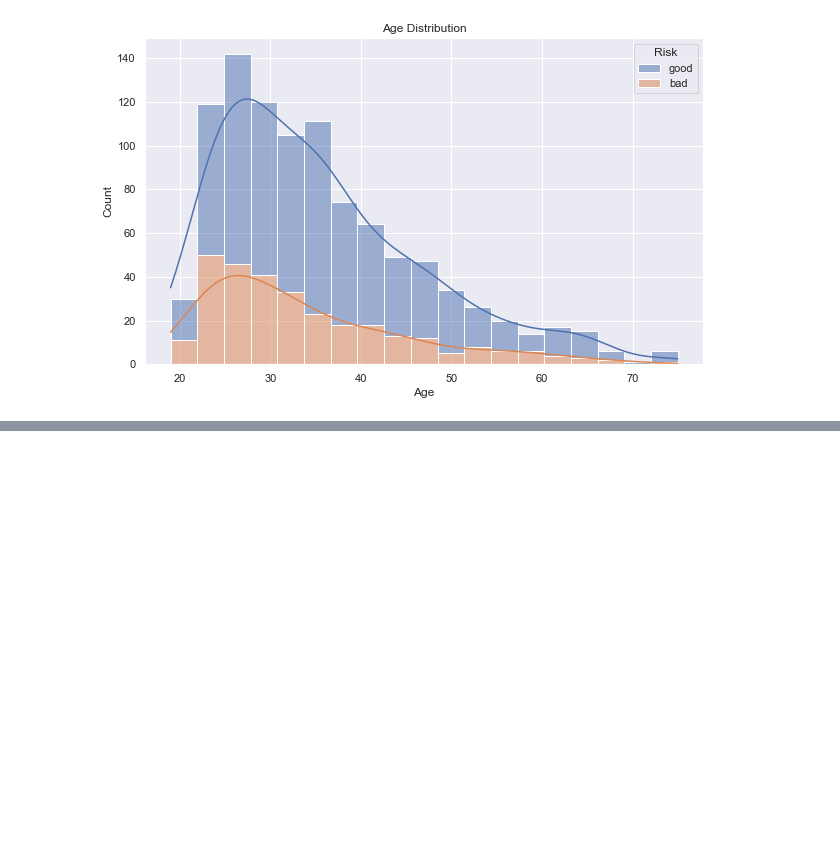
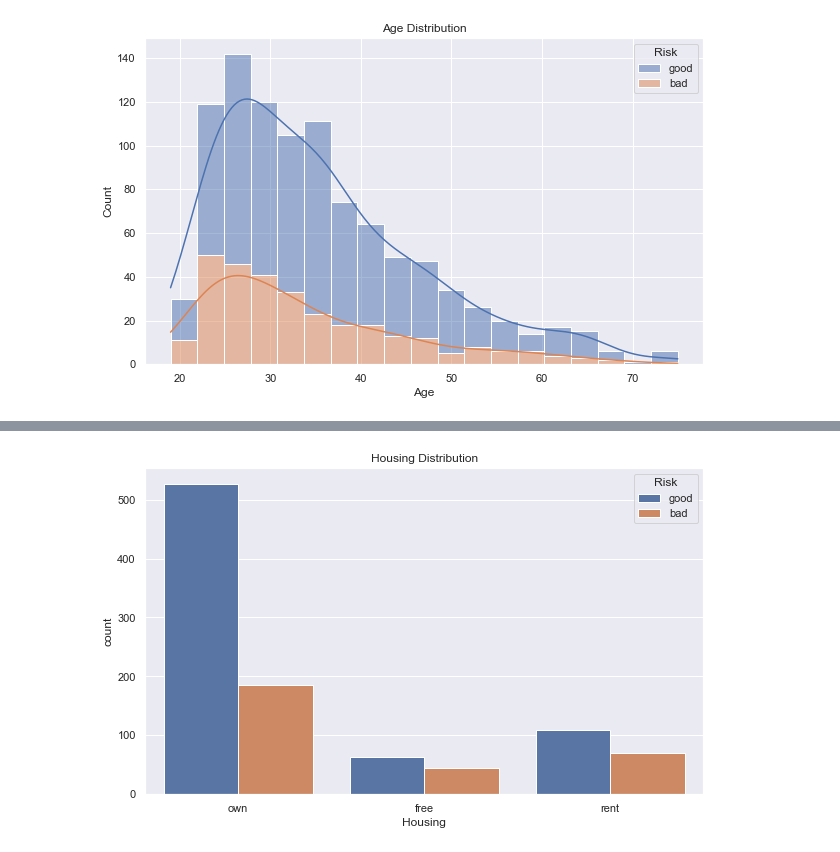
Before and after one commit to bigdatavietnam-org/german-credit-risk, a Jupyter notebook: german-credit-risk.ipynb, the cells around one changed output, grey strips where cells are left out. Cells and saved outputs as stored; diff of their text form; code cells hidden in the pictures; blank space fills up the shorter version.

```diff
--- a/german-credit-risk.ipynb
+++ b/german-credit-risk.ipynb
@@ -130,0 +145,7 @@ plt.show()
+# %%
+plt.figure(figsize=(10, 6))
+sns.countplot(data=credit_df, x='Housing', hue='Risk')
+plt.title("Housing Distribution")
+plt.show()
+# %% [output]
+[figure, added]
```
Also changed, not shown: parts of 5 cells of this notebook.
